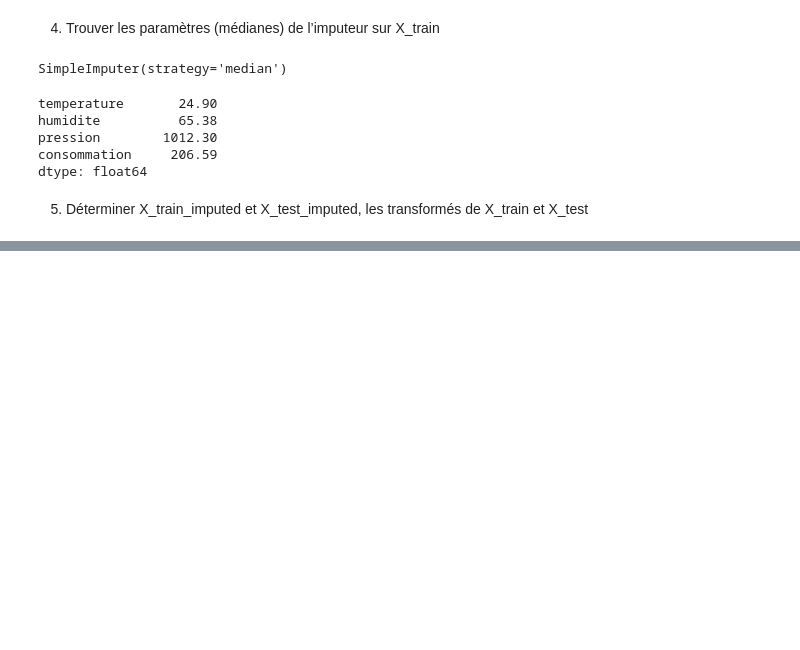
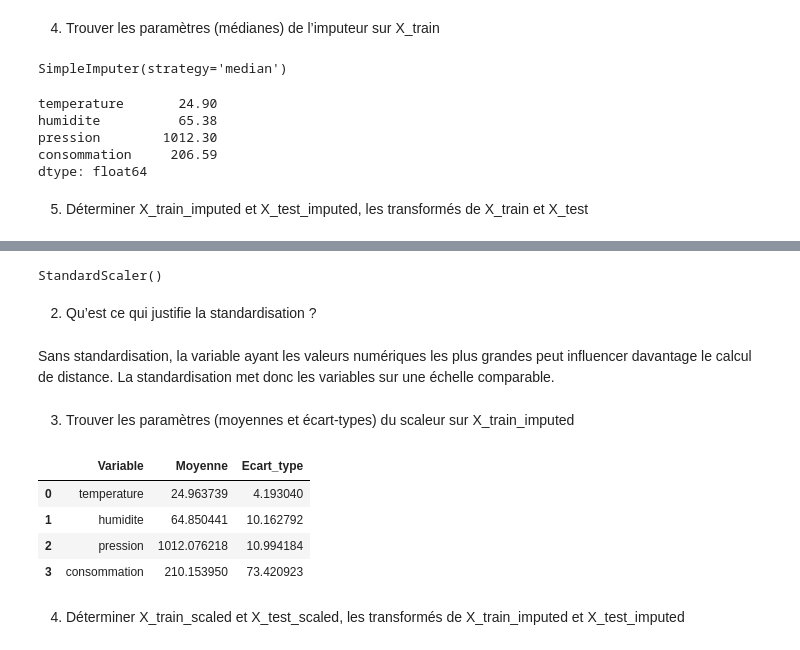
Before and after one commit to khadidiatoungom4-ai/Atelier_Scikit-learn_iot, a Jupyter notebook: atelier_scikit-learn_iot.ipynb, the cells around one changed output, grey strips where cells are left out. Drawn from its saved outputs; the diff is of its cells as text; code cells hidden in the pictures; blank space fills up the shorter version.

Commit message:
Partie 5 – Mise à l'échelle

```diff
--- a/atelier_scikit-learn_iot.ipynb
+++ b/atelier_scikit-learn_iot.ipynb
@@ -287,0 +292,30 @@ x_test_imputed = imputer.transform(x_test)  # Le transformé de x_test
+# %%
+scaler = StandardScaler()
+# %%
+scaler.fit(x_train_imputed) # Entrainement du scaler
+# %% [output]
+StandardScaler()
+# %% [markdown]
+2) Qu’est ce qui justifie la standardisation ?
+# %% [markdown]
+Sans standardisation, la variable ayant les valeurs numériques les plus grandes peut influencer davantage le calcul de distance.
+La standardisation met donc les variables sur une échelle comparable.
+# %% [markdown]
+3) Trouver les paramètres (moyennes et écart-types) du scaleur sur X_train_imputed
+# %%
+parametres_scaler = pd.DataFrame({
+    "Variable": x_train.columns,
+    "Moyenne": scaler.mean_,
+    "Ecart_type": scaler.scale_
+})
+
+parametres_scaler
+# %% [output]
+|  | Variable | Moyenne | Ecart_type |
+| 0 | temperature | 24.963739 | 4.193040 |
+| 1 | humidite | 64.850441 | 10.162792 |
+| 2 | pression | 1012.076218 | 10.994184 |
+| 3 | consommation | 210.153950 | 73.420923 |
+# %% [markdown]
+4) Déterminer X_train_scaled et X_test_scaled, les transformés de X_train_imputed et
+X_test_imputed
```
Also changed, not shown: parts of 4 cells of this notebook.
